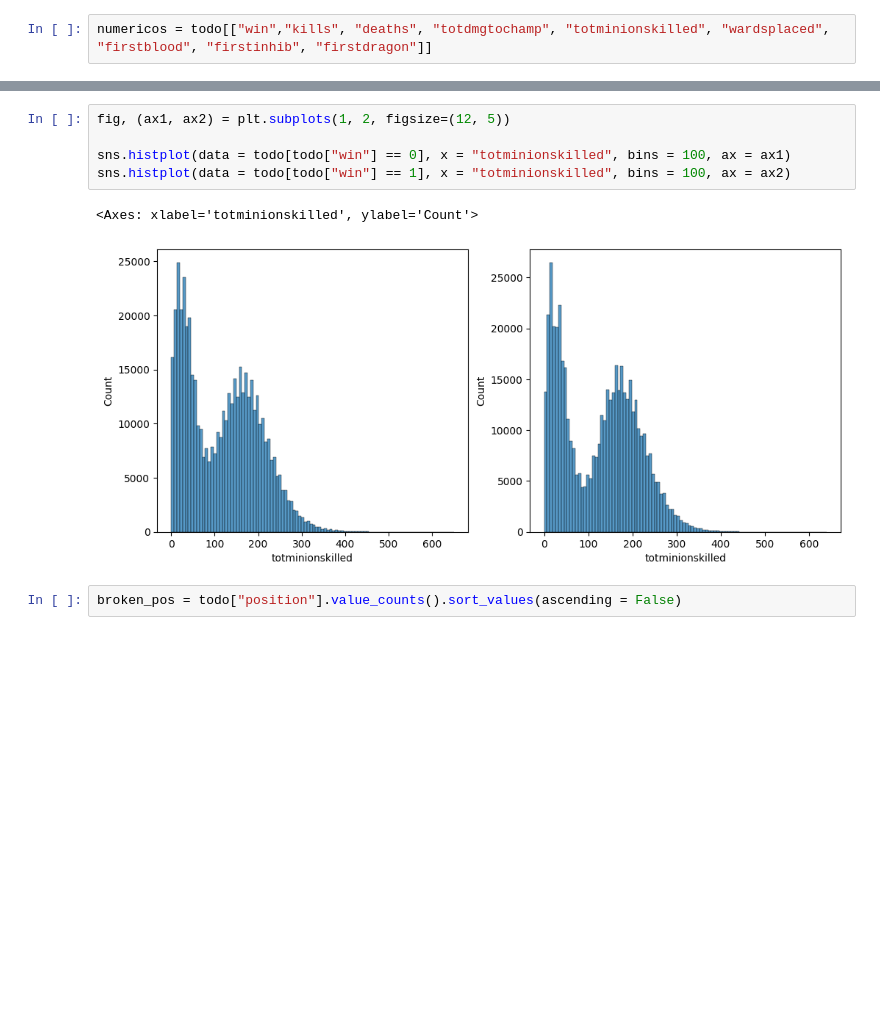
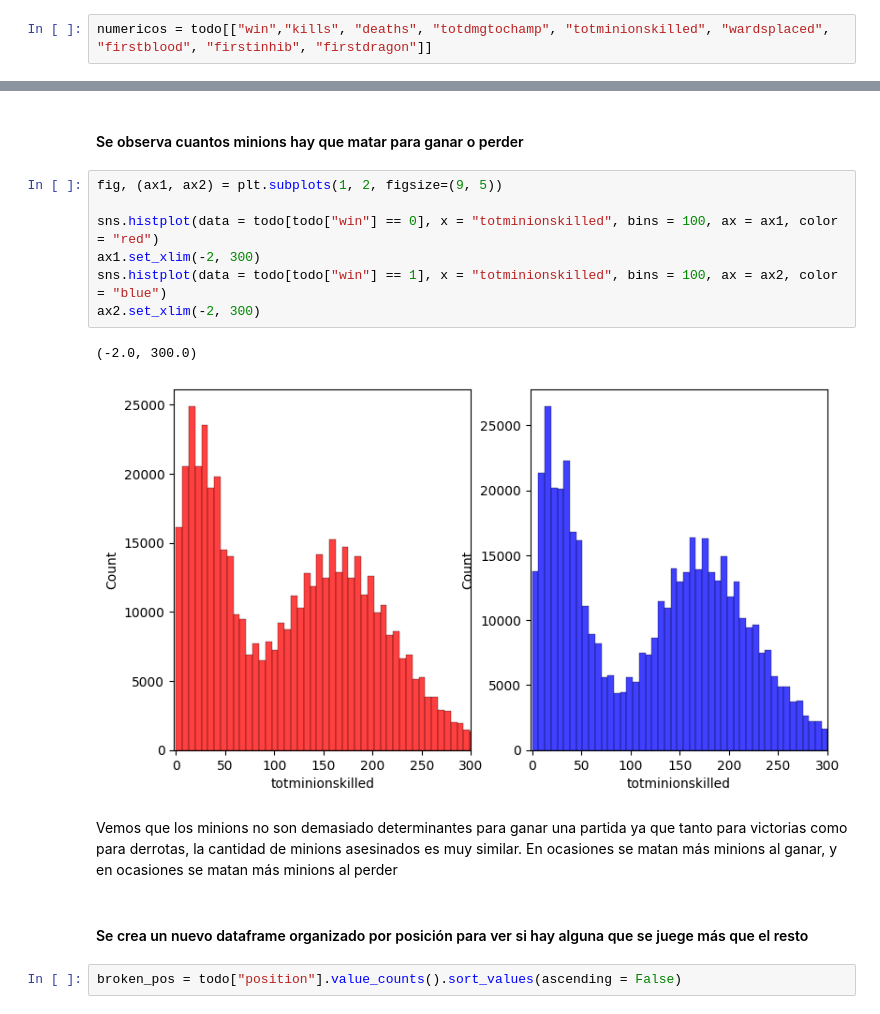
Before and after one commit to PlazzaA/Ganar_en_el_LoL, a Jupyter notebook: EDA_LoL.ipynb, the cells around one changed output, grey strips where cells are left out. Cells and saved outputs as stored; diff of their text form; blank space fills up the shorter version.

```diff
--- a/EDA_LoL.ipynb
+++ b/EDA_LoL.ipynb
@@ -318,11 +334,19 @@ sns.heatmap(data = numericos.corr(), cmap = "coolwarm", annot = True)
+# %% [markdown]
+#### Se observa cuantos minions hay que matar para ganar o perder
 # %%
-fig, (ax1, ax2) = plt.subplots(1, 2, figsize=(12, 5))
+fig, (ax1, ax2) = plt.subplots(1, 2, figsize=(9, 5))
 
-sns.histplot(data = todo[todo["win"] == 0], x = "totminionskilled", bins = 100, ax = ax1)
-sns.histplot(data = todo[todo["win"] == 1], x = "totminionskilled", bins = 100, ax = ax2)
+sns.histplot(data = todo[todo["win"] == 0], x = "totminionskilled", bins = 100, ax = ax1, color = "red")
+ax1.set_xlim(-2, 300)
+sns.histplot(data = todo[todo["win"] == 1], x = "totminionskilled", bins = 100, ax = ax2, color = "blue")
+ax2.set_xlim(-2, 300)
 # %% [output]
-<Axes: xlabel='totminionskilled', ylabel='Count'>
+(-2.0, 300.0)
-[figure, old version]
+[figure, new version]
+# %% [markdown]
+ Vemos que los minions no son demasiado determinantes para ganar una partida ya que tanto para victorias como para derrotas, la cantidad de minions asesinados es muy similar. En ocasiones se matan más minions al ganar, y en ocasiones se matan más minions al perder
+# %% [markdown]
+#### Se crea un nuevo dataframe organizado por posición para ver si hay alguna que se juege más que el resto
 # %%
 broken_pos = todo["position"].value_counts().sort_values(ascending = False)
 # %%
```
Also changed, not shown: parts of 39 cells of this notebook, 2 other files.
